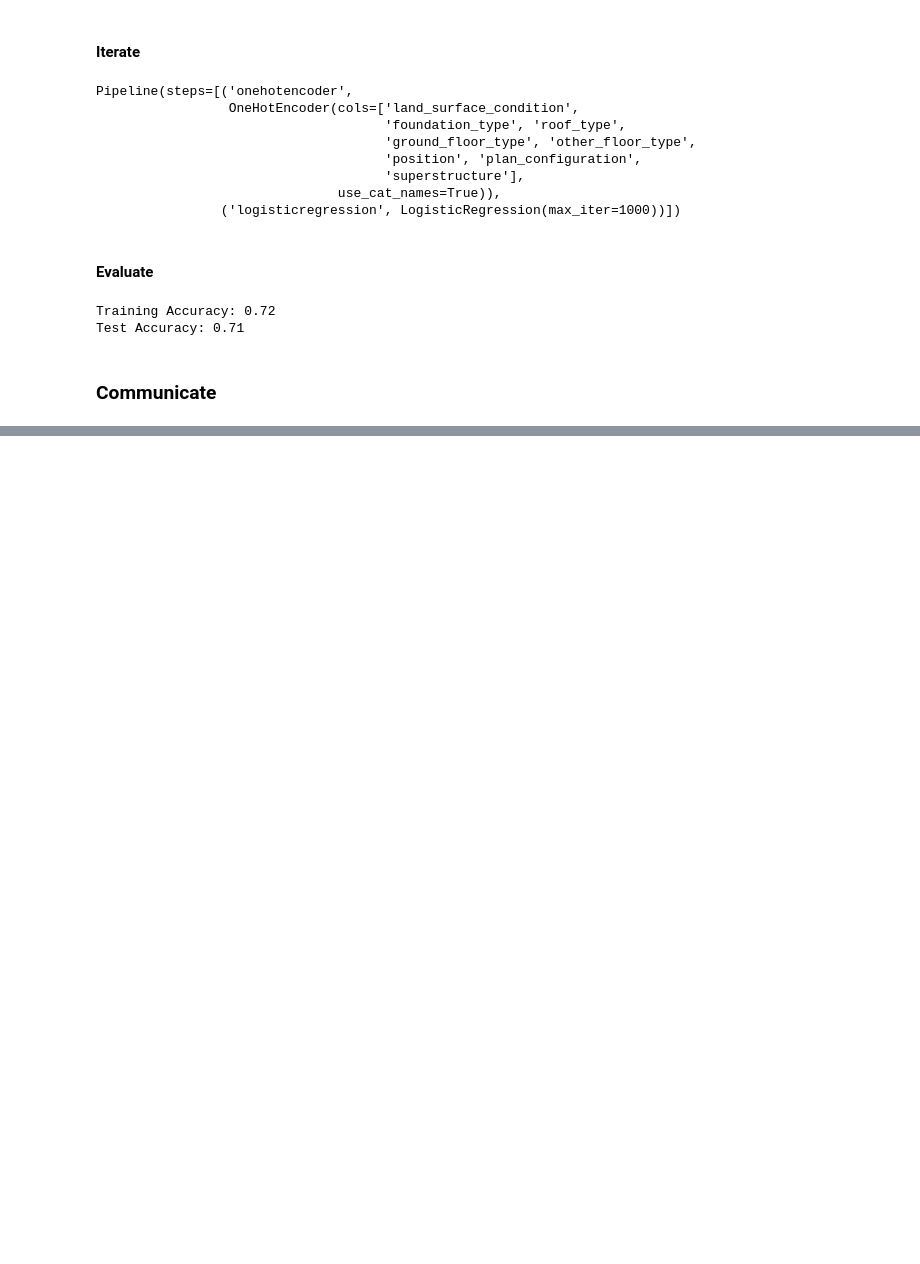
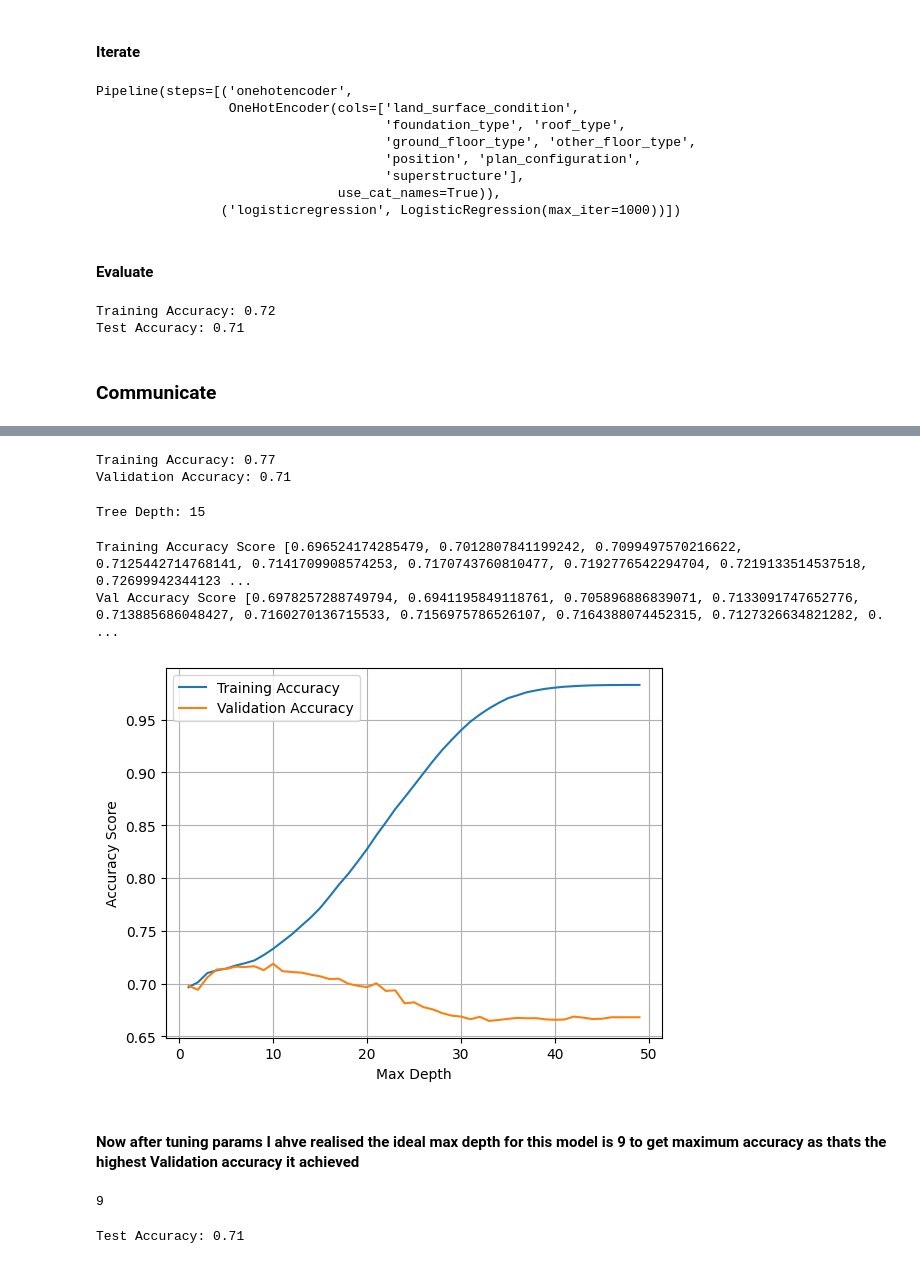
Before and after one commit to mayankprhr/NepalEarthquake, a Jupyter notebook: nepal.ipynb, the cells around one changed output, grey strips where cells are left out. Cells and saved outputs as stored; diff of their text form; code cells hidden in the pictures; blank space fills up the shorter version.

```diff
--- a/nepal.ipynb
+++ b/nepal.ipynb
@@ -339,0 +399,4 @@ plt.xlabel('Odds Ratio');
+# %%
+model_dt=make_pipeline(OrdinalEncoder(),DecisionTreeClassifier(max_depth=15,random_state=42))
+
+model_dt.fit(X_train,y_train)
@@ -339,0 +421,64 @@ plt.xlabel('Odds Ratio');
+# %%
+acc_train = accuracy_score(y_train, model_dt.predict(X_train))
+acc_val = model_dt.score(X_val, y_val)
+
+print("Training Accuracy:", round(acc_train, 2))
+print("Validation Accuracy:", round(acc_val, 2))
+# %% [output]
+Training Accuracy: 0.77
+Validation Accuracy: 0.71
+# %%
+tree_depth = model_dt.named_steps['decisiontreeclassifier'].get_depth()
+print("Tree Depth:", tree_depth)
+# %% [output]
+Tree Depth: 15
+# %%
+depth_hyperparams=range(1,50)
+training_acc=[]
+val_acc=[]
+
+for d in depth_hyperparams:
+
+    #Create model of depth d
+    test_model=make_pipeline(
+        OrdinalEncoder(),
+        DecisionTreeClassifier(max_depth=d,random_state=42)
+    )
+
+    #Fit model
+    test_model.fit(X_train, y_train)
+
+    #Calc training acc and append to training acc
+    training_acc.append(test_model.score(X_train,y_train))
+
+    #Calc val acc and append to val acc
+    val_acc.append(test_model.score(X_val,y_val))
+
+
+print("Training Accuracy Score", training_acc)
+print("Val Accuracy Score", val_acc)
+# %% [output]
+Training Accuracy Score [0.696524174285479, 0.7012807841199242, 0.7099497570216622, 0.7125442714768141, 0.7141709908574253, 0.7170743760810477, 0.7192776542294704, 0.7219133514537518, 0.72699942344123 ...
+Val Accuracy Score [0.6978257288749794, 0.6941195849118761, 0.705896886839071, 0.7133091747652776, 0.713885686048427, 0.7160270136715533, 0.7156975786526107, 0.7164388074452315, 0.7127326634821282, 0. ...
+# %%
+# Plot `depth_hyperparams`, `training_acc`
+plt.plot(depth_hyperparams, training_acc, label='Training Accuracy')
+plt.plot(depth_hyperparams, val_acc, label= 'Validation Accuracy')
+plt.xlabel('Max Depth')
+plt.ylabel('Accuracy Score')
+plt.legend()
+plt.grid()
+plt.show();
+# %% [output]
+[figure, added]
+# %% [markdown]
+#### Now after tuning params I ahve realised the ideal max depth for this model is 9 to get maximum accuracy as thats the highest Validation accuracy it achieved
+# %%
+val_acc.index(max(val_acc))
+# %% [output]
+9
+# %%
+test_acc=model_dt.score(X_test,y_test)
+print("Test Accuracy:", round(test_acc,2) )
+# %% [output]
+Test Accuracy: 0.71
```
Also changed, not shown: parts of 34 cells of this notebook.
